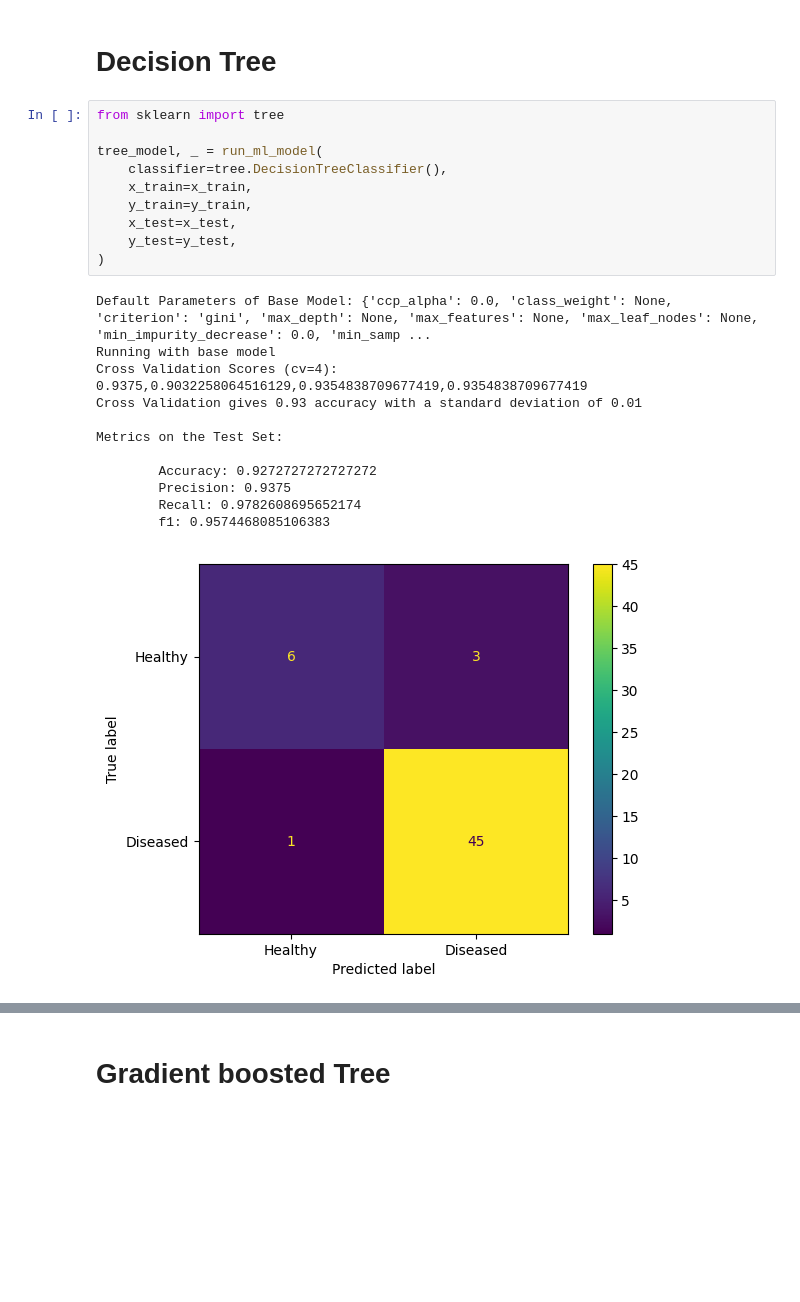
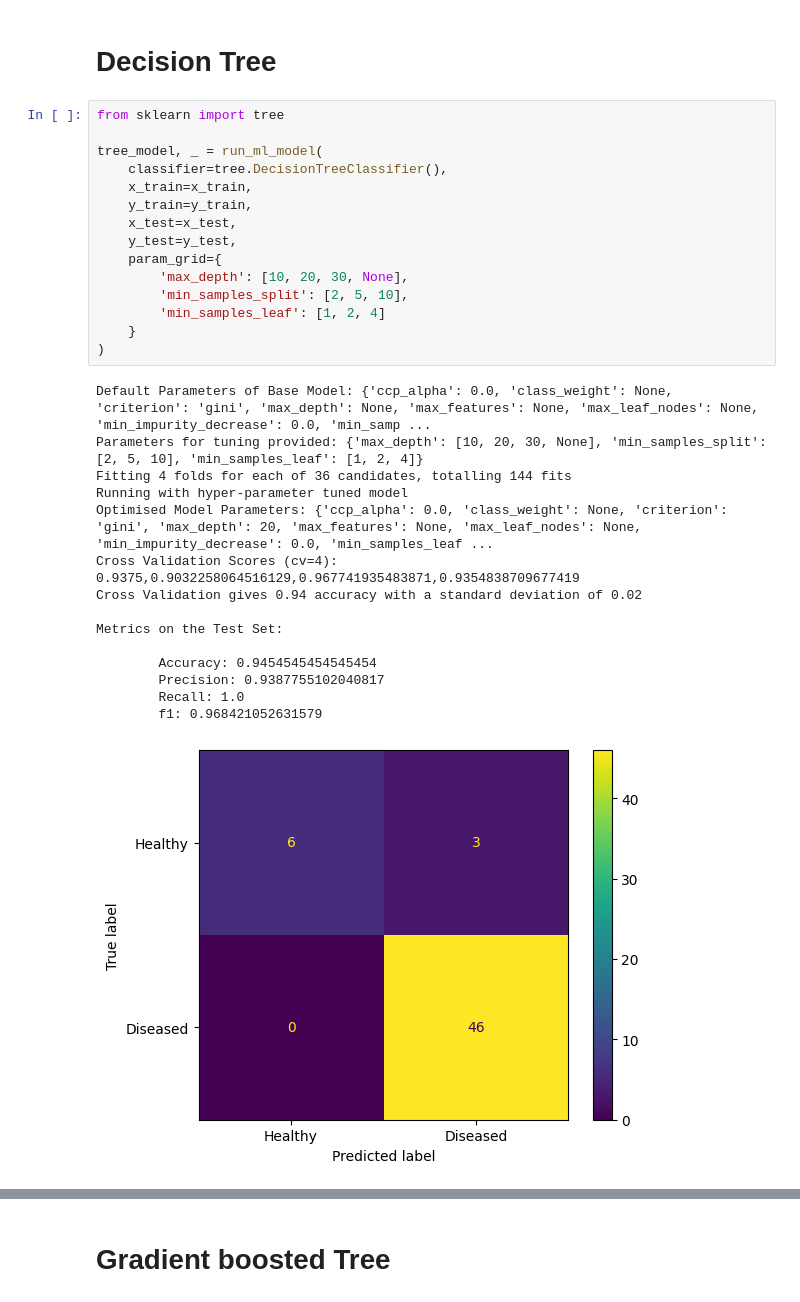
Before and after one commit to thelgis/applied-bioinformatics-thesis, a Jupyter notebook: notebooks/10_ML_with_top_10_de_genes_as_features.ipynb, the cells around one changed output, grey strips where cells are left out. Cells and saved outputs as stored; diff of their text form; blank space fills up the shorter version.

Commit message:
Add hyperparameter tuning with cross validation to all other models

```diff
--- a/notebooks/10_ML_with_top_10_de_genes_as_features.ipynb
+++ b/notebooks/10_ML_with_top_10_de_genes_as_features.ipynb
@@ -267,26 +267,34 @@ array([[1.09192529e-04, 9.99890807e-01],
 # %%
 from sklearn import tree
 
 tree_model, _ = run_ml_model(
     classifier=tree.DecisionTreeClassifier(),
     x_train=x_train,
     y_train=y_train,
     x_test=x_test,
     y_test=y_test,
+    param_grid={
+        'max_depth': [10, 20, 30, None],
+        'min_samples_split': [2, 5, 10],
+        'min_samples_leaf': [1, 2, 4]
+    }
 )
 # %% [output]
 Default Parameters of Base Model: {'ccp_alpha': 0.0, 'class_weight': None, 'criterion': 'gini', 'max_depth': None, 'max_features': None, 'max_leaf_nodes': None, 'min_impurity_decrease': 0.0, 'min_samp ...
-Running with base model
-Cross Validation Scores (cv=4): 0.9375,0.9032258064516129,0.9354838709677419,0.9354838709677419
-Cross Validation gives 0.93 accuracy with a standard deviation of 0.01
+Parameters for tuning provided: {'max_depth': [10, 20, 30, None], 'min_samples_split': [2, 5, 10], 'min_samples_leaf': [1, 2, 4]}
+Fitting 4 folds for each of 36 candidates, totalling 144 fits
+Running with hyper-parameter tuned model
+Optimised Model Parameters: {'ccp_alpha': 0.0, 'class_weight': None, 'criterion': 'gini', 'max_depth': 20, 'max_features': None, 'max_leaf_nodes': None, 'min_impurity_decrease': 0.0, 'min_samples_leaf ...
+Cross Validation Scores (cv=4): 0.9375,0.9032258064516129,0.967741935483871,0.9354838709677419
+Cross Validation gives 0.94 accuracy with a standard deviation of 0.02
 
 Metrics on the Test Set:
 
-        Accuracy: 0.9272727272727272
-        Precision: 0.9375
-        Recall: 0.9782608695652174
-        f1: 0.9574468085106383
+        Accuracy: 0.9454545454545454
+        Precision: 0.9387755102040817
+        Recall: 1.0
+        f1: 0.968421052631579
-[figure, old version]
+[figure, new version]
 # %%
 tree.plot_tree(tree_model)
 # %% [output]
```
Also changed, not shown: parts of 12 cells of this notebook.
